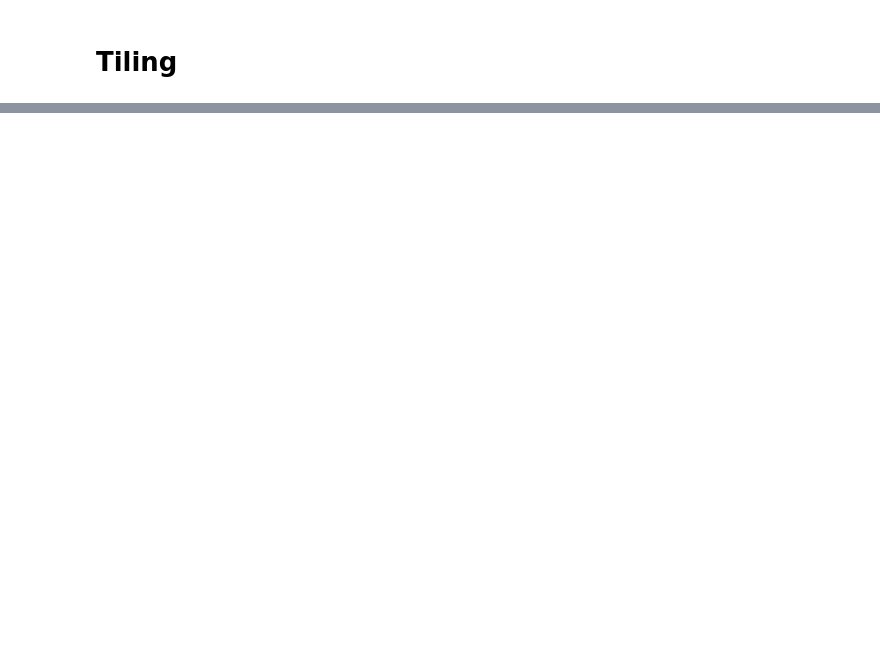
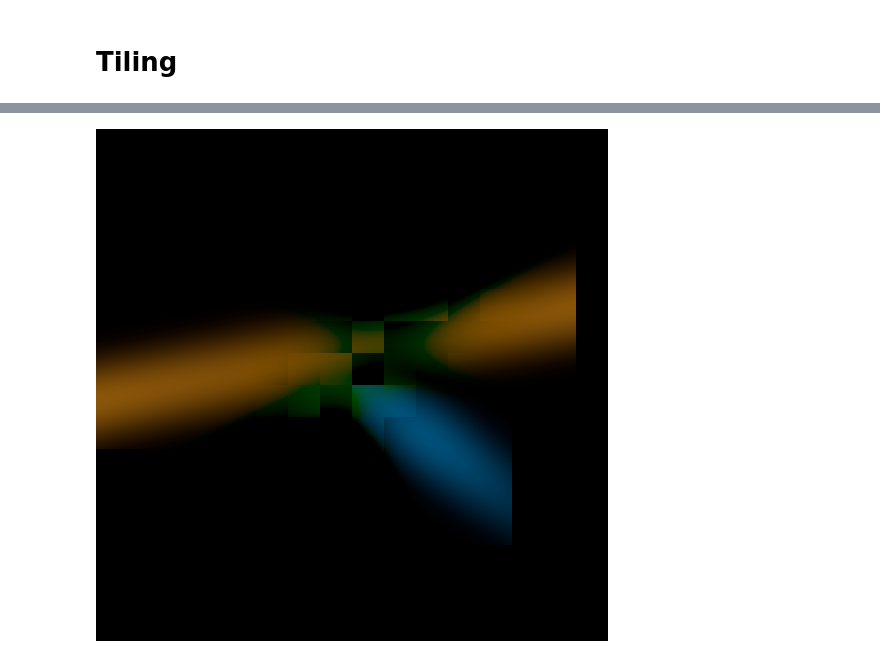
Before and after one commit to fangjunzhou/gslang, a Jupyter notebook: notebooks/renderer.ipynb, the cells around one changed output, grey strips where cells are left out. Cells and saved outputs as stored; diff of their text form; code cells hidden in the pictures; blank space fills up the shorter version.

Commit message:
Update renderer

```diff
--- a/notebooks/renderer.ipynb
+++ b/notebooks/renderer.ipynb
@@ -92,7 +105,7 @@ gaussian2d_buf = device.create_buffer(
 # %%
 camera = Camera(
     rotation=glm.quat(1, 0, 0, 0),
-    translation=glm.vec3(0, 0, 1),
+    translation=glm.vec3(0, 0, 5),
     sensor_size=glm.uvec2(512, 512),
     focal_length=128
 )
@@ -276,0 +340,9 @@ The slowest run took 6.91 times longer than the fastest. This could mean that an
+# %%
+render_target = device.create_texture(
+    type=spy.TextureType.texture_2d,
+    format=spy.Format.rgba32_float,
+    width=camera.sensor_size.x,
+    height=camera.sensor_size.y,
+    usage=spy.TextureUsage.shader_resource
+    | spy.TextureUsage.unordered_access,
+)
@@ -276,0 +371,4 @@ The slowest run took 6.91 times longer than the fastest. This could mean that an
+# %%
+render_target.to_bitmap()
+# %% [output]
+[figure, added]
```
Also changed, not shown: parts of 29 cells of this notebook, 2 other files.
